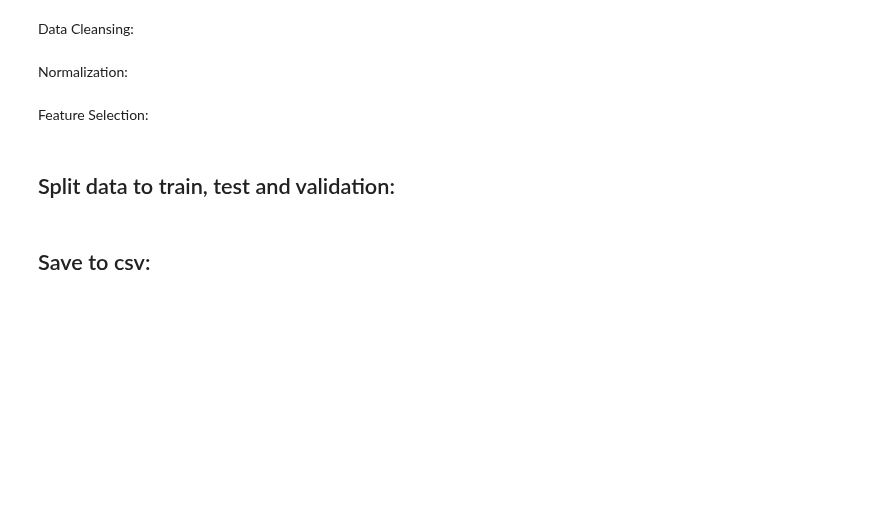
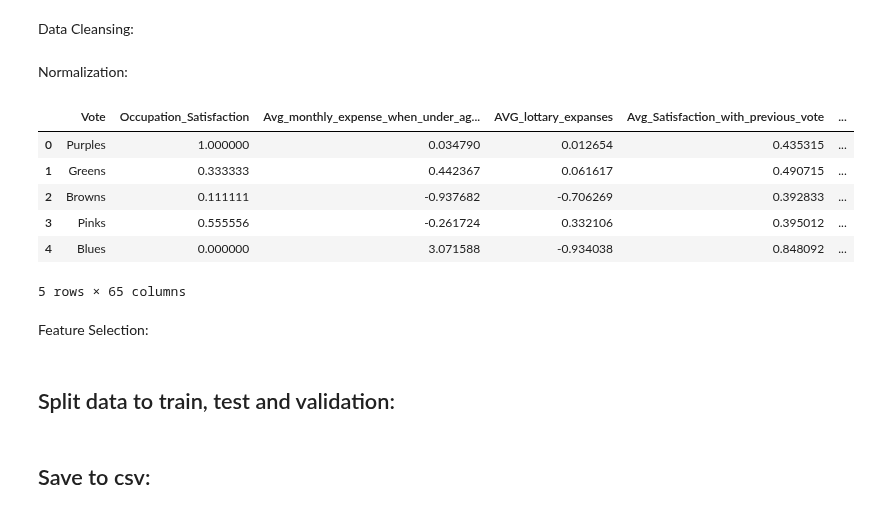
Before and after one commit to odedgolden/Machine-Learning, a Jupyter notebook: ML_ex2/ML_ex2.ipynb, the cells around one changed output. Cells and saved outputs as stored; diff of their text form; code cells hidden in the pictures; blank space fills up the shorter version.

```diff
--- a/ML_ex2/ML_ex2.ipynb
+++ b/ML_ex2/ML_ex2.ipynb
@@ -336,7 +338,7 @@ print('Null values: '+str(data['Political_interest_Total_Score'].isnull().sum())
 data['Political_interest_Total_Score'].hist()
 data['Political_interest_Total_Score'].describe()
 data['Political_interest_Total_Score_isNull'] = pd.isnull(data.Political_interest_Total_Score).astype(int)
-med = data['Num_of_kids_born_last_10_years'].median()
+med = data['Political_interest_Total_Score'].median()
 data['Political_interest_Total_Score'] = data['Political_interest_Total_Score'].fillna(value = med)
 print('Null values after imputation: '+str(data['Political_interest_Total_Score'].isnull().sum()))
 # %% [output]
@@ -800,6 +826,23 @@ Length: 64, dtype: int64
 Data Cleansing:
 # %% [markdown]
 Normalization:
+# %%
+N = ['Avg_monthly_expense_when_under_age_21','AVG_lottary_expanses','Garden_sqr_meter_per_person_in_residancy_area','Yearly_IncomeK','Avg_monthly_expense_on_pets_or_plants','Avg_monthly_household_cost','Will_vote_only_large_party_int','Avg_size_per_room','Number_of_differnt_parties_voted_for','Political_interest_Total_Score','Overall_happiness_score']
+normalScaler = StandardScaler()
+data[N] = normalScaler.fit_transform(data[N])
+U = ['Occupation_Satisfaction','Most_Important_Issue_int','Avg_Satisfaction_with_previous_vote','Financial_balance_score_(0-1)','%Of_Household_Income','Avg_government_satisfaction','Avg_education_importance','Avg_environmental_importance','Avg_Residancy_Altitude','Yearly_ExpensesK','%Time_invested_in_work','Phone_minutes_10_years','Weighted_education_rank','%_satisfaction_financial_policy','Avg_monthly_income_all_years','Last_school_grades','Age_group_int','Number_of_valued_Kneset_members','Main_transportation_int','Occupation_int','Num_of_kids_born_last_10_years']
+minMaxScaler = MinMaxScaler()
+data[U] = minMaxScaler.fit_transform(data[U])
+# %%
+data.head()
+# %% [output]
+|  | Vote | Occupation_Satisfaction | Avg_monthly_expense_when_under_ag... | AVG_lottary_expanses | Avg_Satisfaction_with_previous_vote | ... |
+| 0 | Purples | 1.000000 | 0.034790 | 0.012654 | 0.435315 | ... |
+| 1 | Greens | 0.333333 | 0.442367 | 0.061617 | 0.490715 | ... |
+| 2 | Browns | 0.111111 | -0.937682 | -0.706269 | 0.392833 | ... |
+| 3 | Pinks | 0.555556 | -0.261724 | 0.332106 | 0.395012 | ... |
+| 4 | Blues | 0.000000 | 3.071588 | -0.934038 | 0.848092 | ... |
+5 rows × 65 columns
 # %% [markdown]
 Feature Selection:
 # %% [markdown]
```
Also changed, not shown: parts of 5 cells of this notebook.
